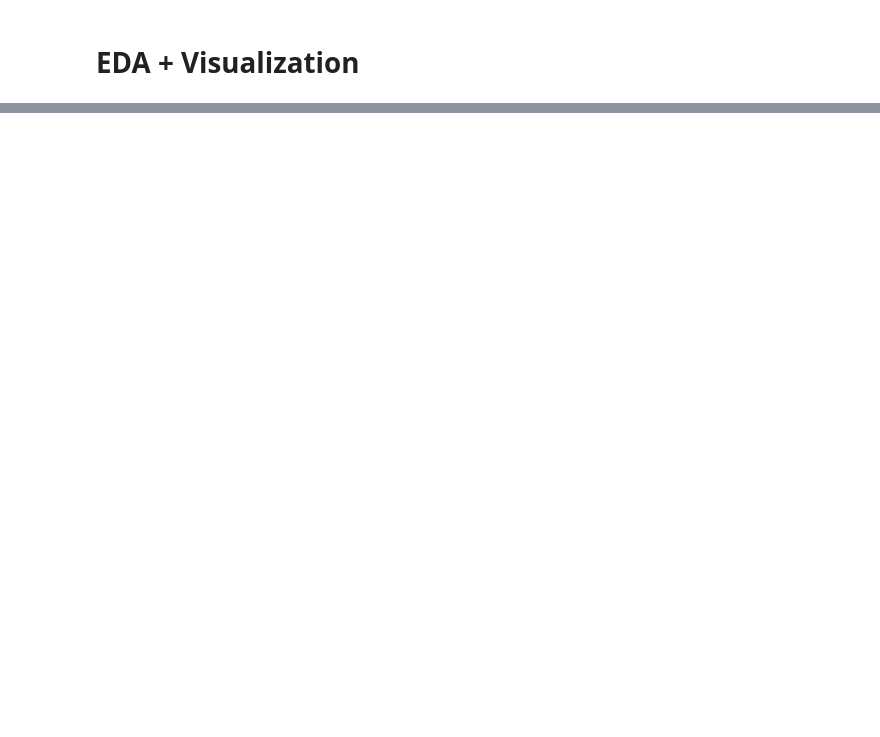
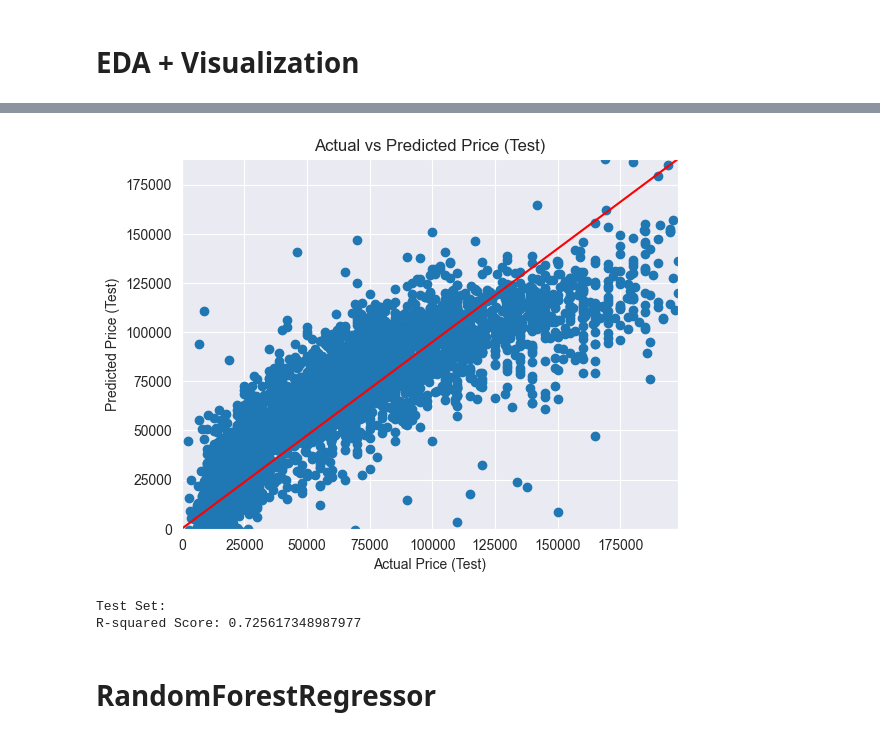
Before and after one commit to MorDvash/car-prediction, a Jupyter notebook: main.ipynb, the cells around one changed output, grey strips where cells are left out. Saved outputs shown, nothing was run; the diff lists cells and outputs as text; code cells hidden in the pictures; blank space fills up the shorter version.

```diff
--- a/main.ipynb
+++ b/main.ipynb
@@ -163,0 +323,41 @@ with open('clean_data.csv', 'r') as file:
+# %%
+df = pd.read_csv('clean_data.csv')
+X = df[['KM', 'Hand', 'Company', 'Year', 'FuelType', 'EngineType']]
+y = df['Price']
+X_encoded = pd.get_dummies(X, drop_first=True)
+X_train, X_test, y_train, y_test = train_test_split(X_encoded, y, test_size=0.2, random_state=42)
+
+# Create an instance of the Linear Regression model
+model = LinearRegression()
+
+# Fit the model to the training data
+model.fit(X_train, y_train)
+
+# Make predictions on the training data
+y_train_pred = model.predict(X_train)
+
+# Make predictions on the test data
+y_test_pred = model.predict(X_test)
+
+# Plotting actual vs predicted prices for test set
+plt.scatter(y_test, y_test_pred)
+plt.plot([0, max(y_test)], [0, max(y_test_pred)], color='red')
+plt.xlabel("Actual Price (Test)")
+plt.ylabel("Predicted Price (Test)")
+plt.title("Actual vs Predicted Price (Test)")
+plt.xlim(0, max(y_test))
+plt.ylim(0, max(y_test_pred))
+plt.show()
+
+
+# Evaluate the model
+r2_test = r2_score(y_test, y_test_pred)
+
+print("Test Set:")
+print("R-squared Score:", r2_test)
+# %% [output]
+[figure, added]
+Test Set:
+R-squared Score: 0.725617348987977
+# %% [markdown]
+# RandomForestRegressor
```
Also changed, not shown: parts of 18 cells of this notebook.
